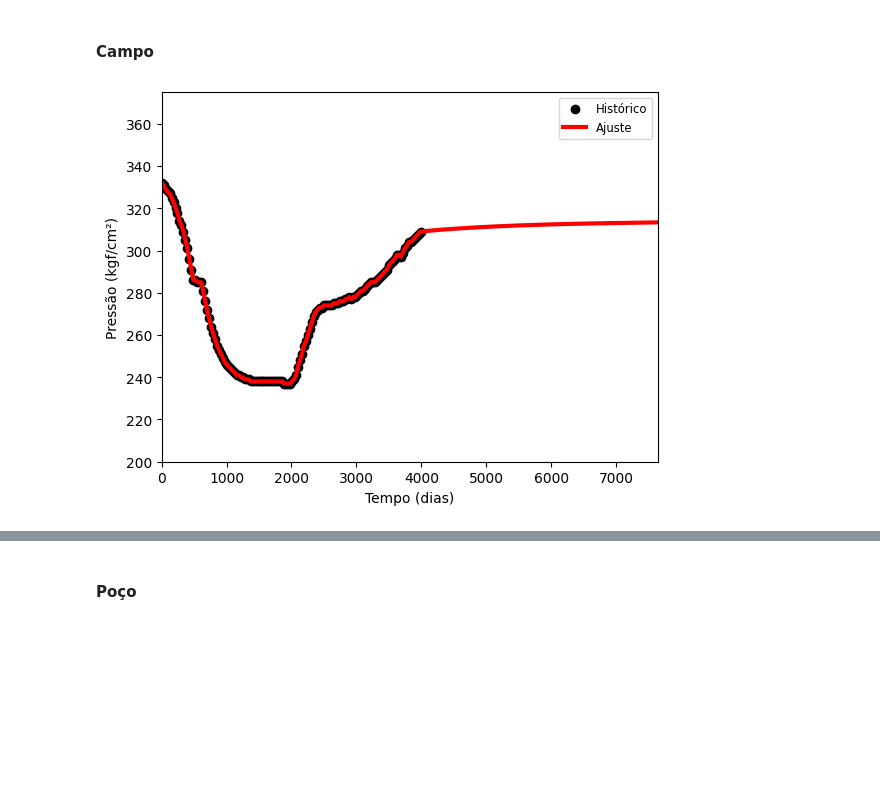
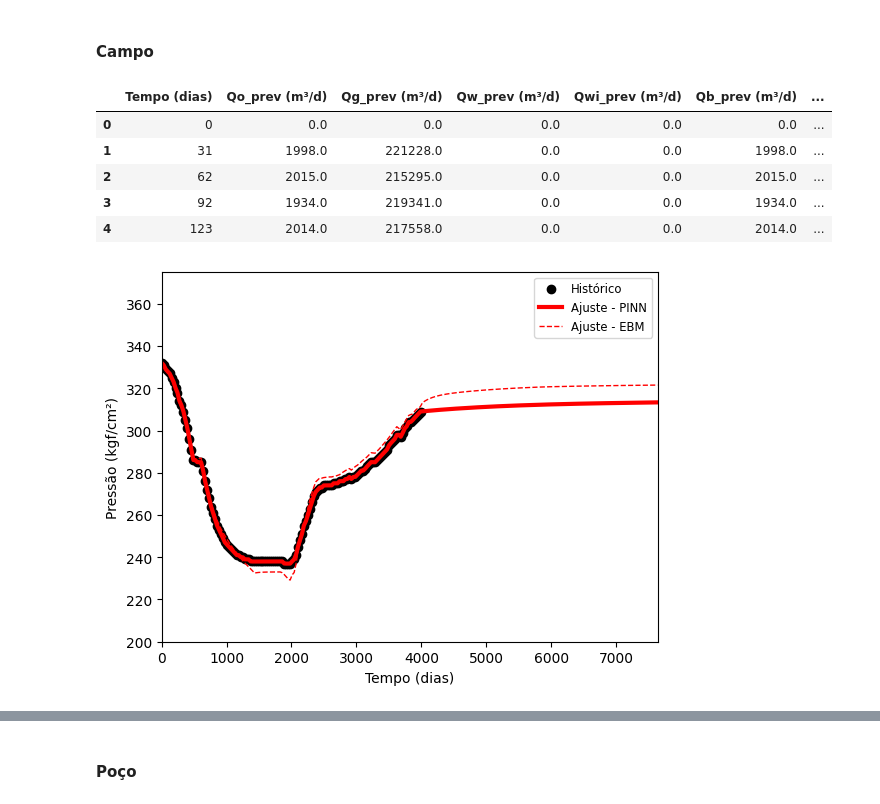
Before and after one commit to marcelogarret/projeto_mestrado, a Jupyter notebook: EBM_FIT_UNISIM_M_PINN.ipynb, the cells around one changed output, grey strips where cells are left out. Cells and saved outputs as stored; diff of their text form; code cells hidden in the pictures; blank space fills up the shorter version.

```diff
--- a/EBM_FIT_UNISIM_M_PINN.ipynb
+++ b/EBM_FIT_UNISIM_M_PINN.ipynb
@@ -2764,11 +2764,41 @@ plt.show()
 ### Gráficos
 # %% [markdown]
 #### Campo
+# %%
+## Importando resultados da previsão com método tradicional de EBM
+
+# Ler o arquivo Excel
+ebm_df = pd.read_excel('/content/drive/MyDrive/UNISIM/results_graph_data.xlsx')
+
+# Extrair os dados das colunas
+t_fc_ebm = ebm_df['Tempo (dias)']
+qo_fc_ebm = ebm_df['Qo_prev (m³/d)']
+qg_fc_ebm = ebm_df['Qg_prev (m³/d)']
+qw_fc_ebm = ebm_df['Qw_prev (m³/d)']
+qwi_fc_ebm = ebm_df['Qwi_prev (m³/d)']
+qb_fc_ebm = ebm_df['Qb_prev (m³/d)']
+RGO_fc_ebm = ebm_df['RGO_prev']
+BSW_fc_ebm = ebm_df['BSW_prev']
+p_prev_fc_ebm = ebm_df['p_prev (kgf/cm²)']
+so_fc_ebm = ebm_df['so_prev']
+sw_fc_ebm = ebm_df['sw_prev']
+sg_fc_ebm = ebm_df['sg_prev']
+#
+
+ebm_df.head()
+# %% [output]
+|  | Tempo (dias) | Qo_prev (m³/d) | Qg_prev (m³/d) | Qw_prev (m³/d) | Qwi_prev (m³/d) | Qb_prev (m³/d) | ... |
+| 0 | 0 | 0.0 | 0.0 | 0.0 | 0.0 | 0.0 | ... |
+| 1 | 31 | 1998.0 | 221228.0 | 0.0 | 0.0 | 1998.0 | ... |
+| 2 | 62 | 2015.0 | 215295.0 | 0.0 | 0.0 | 2015.0 | ... |
+| 3 | 92 | 1934.0 | 219341.0 | 0.0 | 0.0 | 1934.0 | ... |
+| 4 | 123 | 2014.0 | 217558.0 | 0.0 | 0.0 | 2014.0 | ... |
 # %%
 ## Gráfico de pressões
 
 plt.scatter(t, p, label="Histórico", color="black")
-plt.plot(t_fc, p_prev_fc, label=f"Ajuste", color="red", linewidth=3)
+plt.plot(t_fc, p_prev_fc, label=f"Ajuste - PINN", color="red", linewidth=3)
+plt.plot(t_fc, p_prev_fc_ebm, label="Ajuste - EBM", color="red", linewidth=1, linestyle='--')
 # plt.plot(t_fc, pa_med_fc, label="Aquif. Pressure", color="blue", linewidth=3)
 plt.legend(fontsize='small')
 plt.xlabel("Tempo (dias)")
@@ -2777,7 +2807,7 @@ plt.xlim(0, fc_df.iloc[-1, 6])
 plt.ylim(200, 375)
 plt.show()
 # %% [output]
-[figure, old version]
+[figure, new version]
 # %%
 ## Gráfico de saturações
 
```
Also changed, not shown: parts of 4 cells of this notebook.
